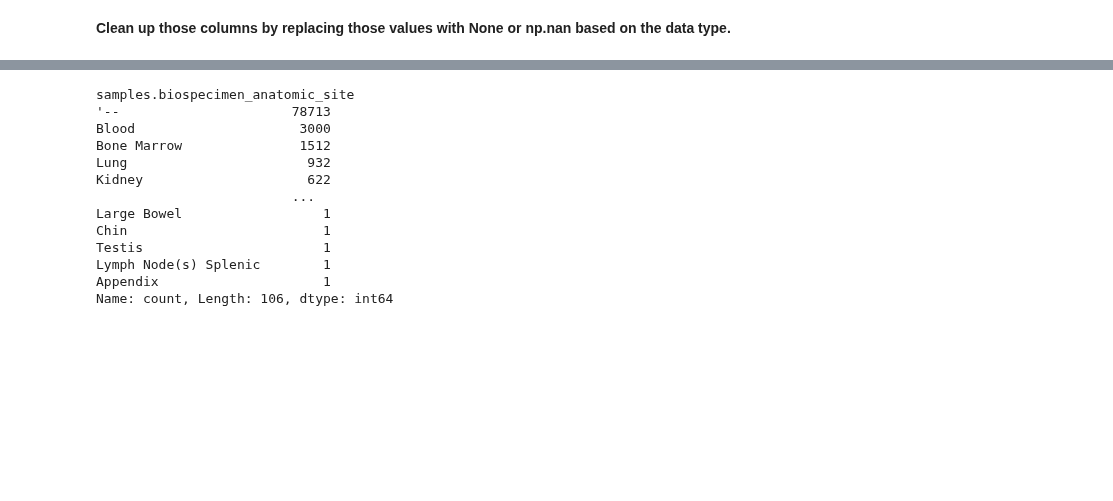
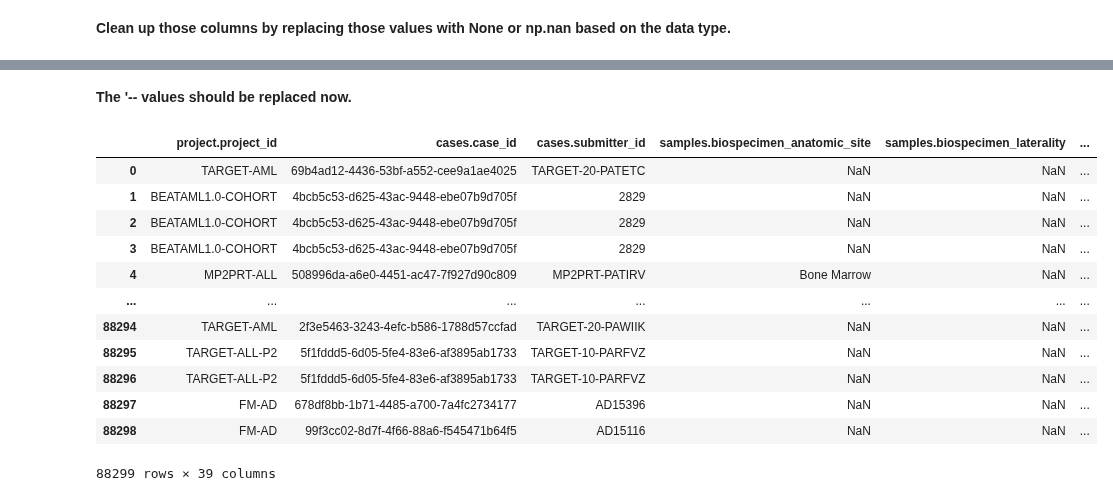
Before and after one commit to mparikh20/exploratory-analysis, a Jupyter notebook: tcga_metadata/notebooks/tcga_eda.ipynb, the cells around one changed output, grey strips where cells are left out. Cells and saved outputs as stored; diff of their text form; code cells hidden in the pictures; blank space fills up the shorter version.

```diff
--- a/tcga_metadata/notebooks/tcga_eda.ipynb
+++ b/tcga_metadata/notebooks/tcga_eda.ipynb
@@ -11,7 +11,9 @@ sys.path.append('../data')
 # %%
 import numpy as np
 import pandas as pd
+pd.set_option('future.no_silent_downcasting', True)
 from pathlib import Path
+import plotly.express as px
 # %% [markdown]
 # File paths
 # %%
@@ -73,6 +75,8 @@ for col in sample_df2.columns:
         cols_to_clean.append(col)
 
     # now replace those values everywhere
-    sample_df2[cols_to_clean] = sample_df2[cols_to_clean].replace("'--'", np.nan)
+    sample_df2[cols_to_clean] = sample_df2[cols_to_clean].replace("'--", np.nan).infer_objects(copy=False)
 
 # check again
+# if any of the cols have the value still, it will show True
+(sample_df2[cols_to_clean] == "'--").any()
@@ -162,16 +101,18 @@ Name: 0, dtype: object
-# %%
-sample_df['samples.biospecimen_anatomic_site'].value_counts()
-# %% [output]
-samples.biospecimen_anatomic_site
-'--                      78713
-Blood                     3000
-Bone Marrow               1512
-Lung                       932
-Kidney                     622
-                         ...
-Large Bowel                  1
-Chin                         1
-Testis                       1
-Lymph Node(s) Splenic        1
-Appendix                     1
-Name: count, Length: 106, dtype: int64
+# %% [markdown]
+**The '-- values should be replaced now.**
+# %%
+sample_df2
+# %% [output]
+|  | project.project_id | cases.case_id | cases.submitter_id | samples.biospecimen_anatomic_site | samples.biospecimen_laterality | ... |
+| 0 | TARGET-AML | 69b4ad12-4436-53bf-a552-cee9a1ae4025 | TARGET-20-PATETC | NaN | NaN | ... |
+| 1 | BEATAML1.0-COHORT | 4bcb5c53-d625-43ac-9448-ebe07b9d705f | 2829 | NaN | NaN | ... |
+| 2 | BEATAML1.0-COHORT | 4bcb5c53-d625-43ac-9448-ebe07b9d705f | 2829 | NaN | NaN | ... |
+| 3 | BEATAML1.0-COHORT | 4bcb5c53-d625-43ac-9448-ebe07b9d705f | 2829 | NaN | NaN | ... |
+| 4 | MP2PRT-ALL | 508996da-a6e0-4451-ac47-7f927d90c809 | MP2PRT-PATIRV | Bone Marrow | NaN | ... |
+| ... | ... | ... | ... | ... | ... | ... |
+| 88294 | TARGET-AML | 2f3e5463-3243-4efc-b586-1788d57ccfad | TARGET-20-PAWIIK | NaN | NaN | ... |
+| 88295 | TARGET-ALL-P2 | 5f1fddd5-6d05-5fe4-83e6-af3895ab1733 | TARGET-10-PARFVZ | NaN | NaN | ... |
+| 88296 | TARGET-ALL-P2 | 5f1fddd5-6d05-5fe4-83e6-af3895ab1733 | TARGET-10-PARFVZ | NaN | NaN | ... |
+| 88297 | FM-AD | 678df8bb-1b71-4485-a700-7a4fc2734177 | AD15396 | NaN | NaN | ... |
+| 88298 | FM-AD | 99f3cc02-8d7f-4f66-88a6-f545471b64f5 | AD15116 | NaN | NaN | ... |
+88299 rows × 39 columns
```
Also changed, not shown: parts of 21 cells of this notebook.
